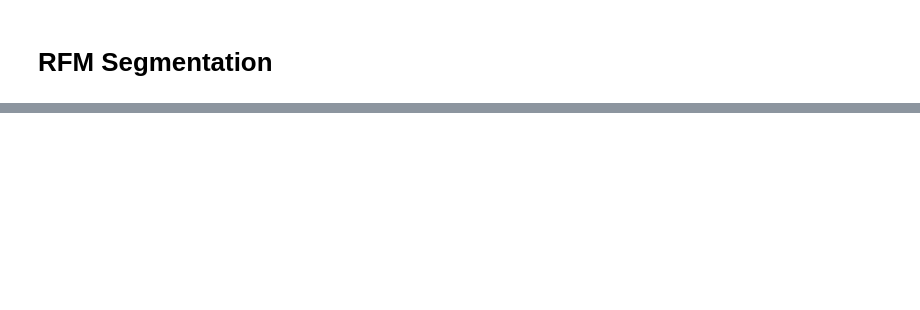
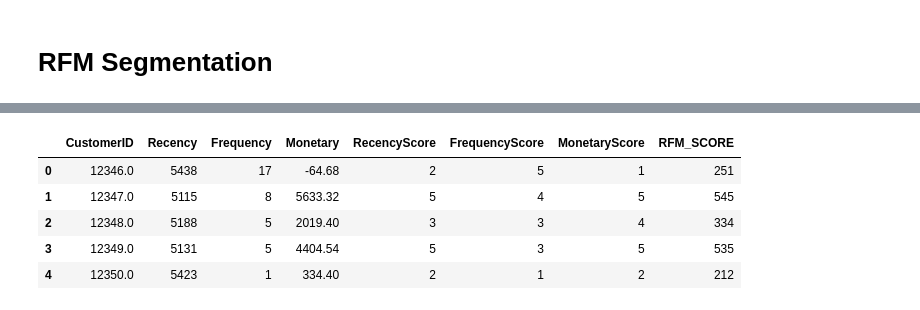
Before and after one commit to jarviscanada/jarvis_data_eng_KantyGakima, a Jupyter notebook: python_data_analytics/retail_data_analytics_wrangling.ipynb, the cells around one changed output, grey strips where cells are left out. Cells and saved outputs as stored; diff of their text form; code cells hidden in the pictures; blank space fills up the shorter version.

```diff
--- a/python_data_analytics/retail_data_analytics_wrangling.ipynb
+++ b/python_data_analytics/retail_data_analytics_wrangling.ipynb
@@ -387,7 +385,7 @@ monetary = (
 
 
 #combine into RFM table
-rfm = recency.merge(frequency, on='CustomerID').merge(monetary, on='CustomerID')
+rfm_df = recency.merge(frequency, on='CustomerID').merge(monetary, on='CustomerID')
 
-print(rfm)
+rfm_df.head()
 # %% [output]
@@ -428,0 +421,9 @@ As you can see, computing RFM segmentation requires extensive domain knowledge i
+# %%
+rfm_df.head()
+# %% [output]
+|  | CustomerID | Recency | Frequency | Monetary | RecencyScore | FrequencyScore | MonetaryScore | RFM_SCORE |
+| 0 | 12346.0 | 5438 | 17 | -64.68 | 2 | 5 | 1 | 251 |
+| 1 | 12347.0 | 5115 | 8 | 5633.32 | 5 | 4 | 5 | 545 |
+| 2 | 12348.0 | 5188 | 5 | 2019.40 | 3 | 3 | 4 | 334 |
+| 3 | 12349.0 | 5131 | 5 | 4404.54 | 5 | 3 | 5 | 535 |
+| 4 | 12350.0 | 5423 | 1 | 334.40 | 2 | 1 | 2 | 212 |
```
Also changed, not shown: parts of 17 cells of this notebook.
